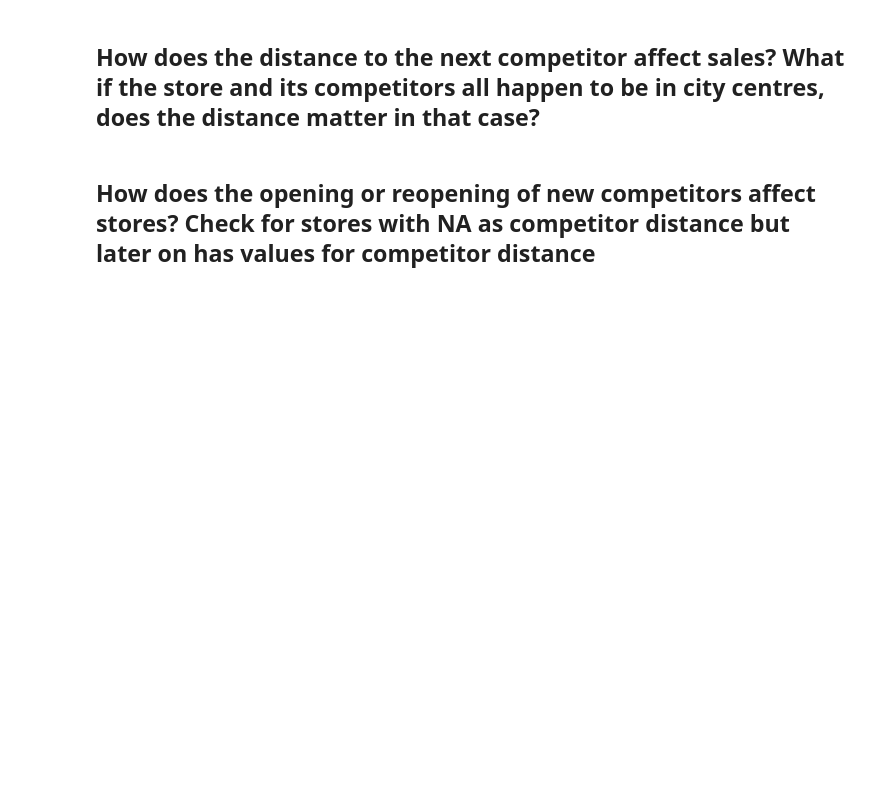
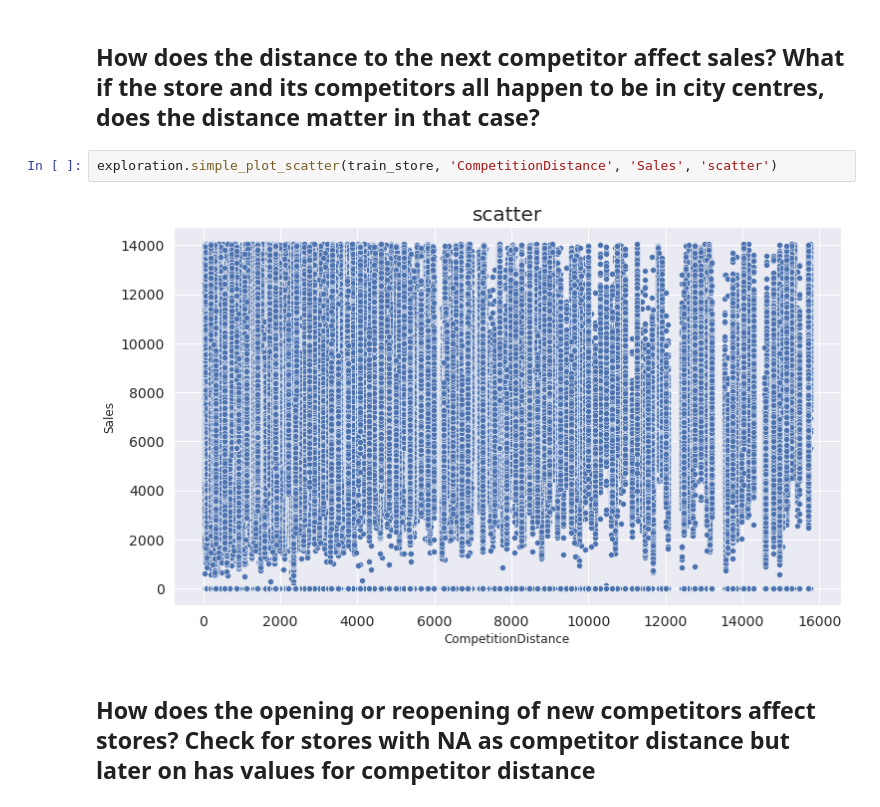
Before and after one commit to abel-blue/pharmaceutical-sales-prediction, a Jupyter notebook: notebooks/data_exploration.ipynb, the cells around one changed output. Drawn from its saved outputs; the diff is of its cells as text; blank space fills up the shorter version.

Commit message:
added viz for competitor distance vs  sales

```diff
--- a/notebooks/data_exploration.ipynb
+++ b/notebooks/data_exploration.ipynb
@@ -353,5 +350,9 @@ sns.barplot(x='Assortment', y='Customers', data=train_store,  ax=axis2)
 [figure]
 # %% [markdown]
 ## How does the distance to the next competitor affect sales? What if the store and its competitors all happen to be in city centres, does the distance matter in that case?
+# %%
+exploration.simple_plot_scatter(train_store, 'CompetitionDistance', 'Sales', 'scatter')
+# %% [output]
+[figure, added]
 # %% [markdown]
 ## How does the opening or reopening of new competitors affect stores? Check for stores with NA as competitor distance but later on has values for competitor distance
```
Also changed, not shown: parts of 2 cells of this notebook.
